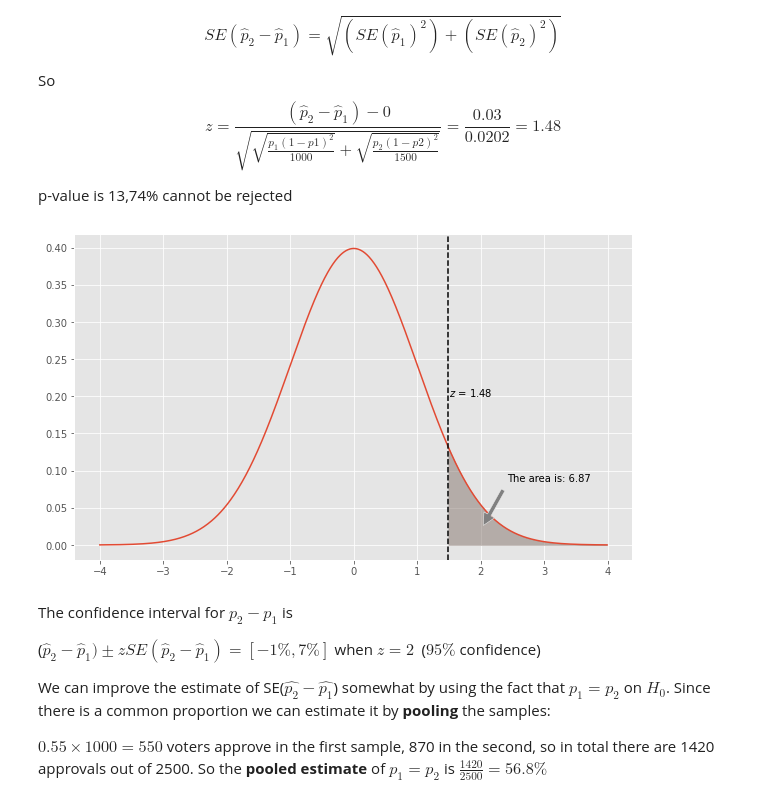
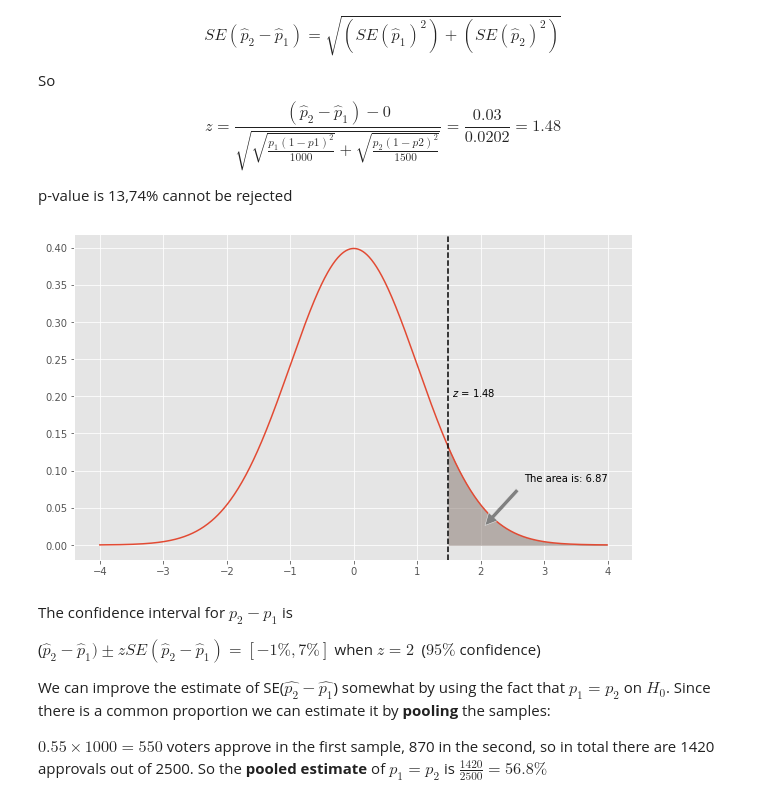
Before and after one commit to maikereis/introduction_to_statistics, a Jupyter notebook: week5/the_two_sample_z_test.ipynb, the cells around one changed output. Drawn from its saved outputs; the diff is of its cells as text; code cells hidden in the pictures.

```diff
--- a/week5/the_two_sample_z_test.ipynb
+++ b/week5/the_two_sample_z_test.ipynb
@@ -36,36 +36,36 @@ p-value is 13,74% cannot be rejected
 # %%
 
 mu = 0
 variance = 1
 sigma = math.sqrt(variance)
 
 # Create the curve from -4σ to 4σ
 x = np.arange(mu - 4*sigma, mu + 4*sigma, 0.01)
 y = norm.pdf(x, mu, sigma)
 
 ax = sns.lineplot(x=x, y=y)
 kde_x, kde_y = ax.lines[0].get_data()
 
 # The number os standard deviations to plot
 
 a_1 = (1.48)
 ax.axvline(a_1, color = 'k', linestyle="--")
-ax.annotate(f'$z$ = 1.48', xy=(1.50, 0.2))
+ax.annotate(f'$z$ = 1.48', xy=(1.55, 0.2))
 
 area_whitin = y[(x>1.48)].sum()
 area_whitin
 
 
 ax.annotate(f"The area is: {area_whitin:0.2f}", xy=(2, 0.02),  xycoords='data',
-            xytext=(0.85, 0.25), textcoords='axes fraction',
+            xytext=(0.88, 0.25), textcoords='axes fraction',
             arrowprops=dict(facecolor='gray', shrink=0.1),
             horizontalalignment='center', verticalalignment='center')
 
 _ = ax.fill_between(kde_x, kde_y,
 where=(kde_x > a_1),
 interpolate=True, color='#85756d', alpha=0.50)
 # %% [output]
-[figure, old version]
+[figure, new version]
 # %% [markdown]
 The confidence interval for $p_2 - p_1$ is
 
```
Also changed, not shown: parts of 1 cell of this notebook, 3 other files.
